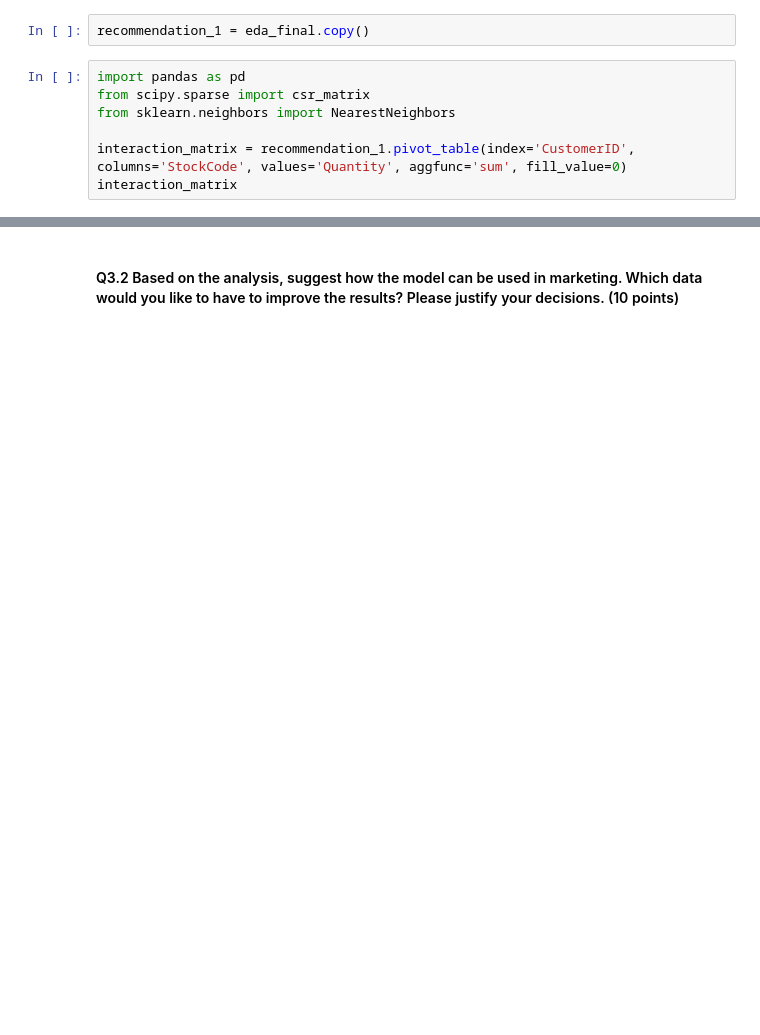
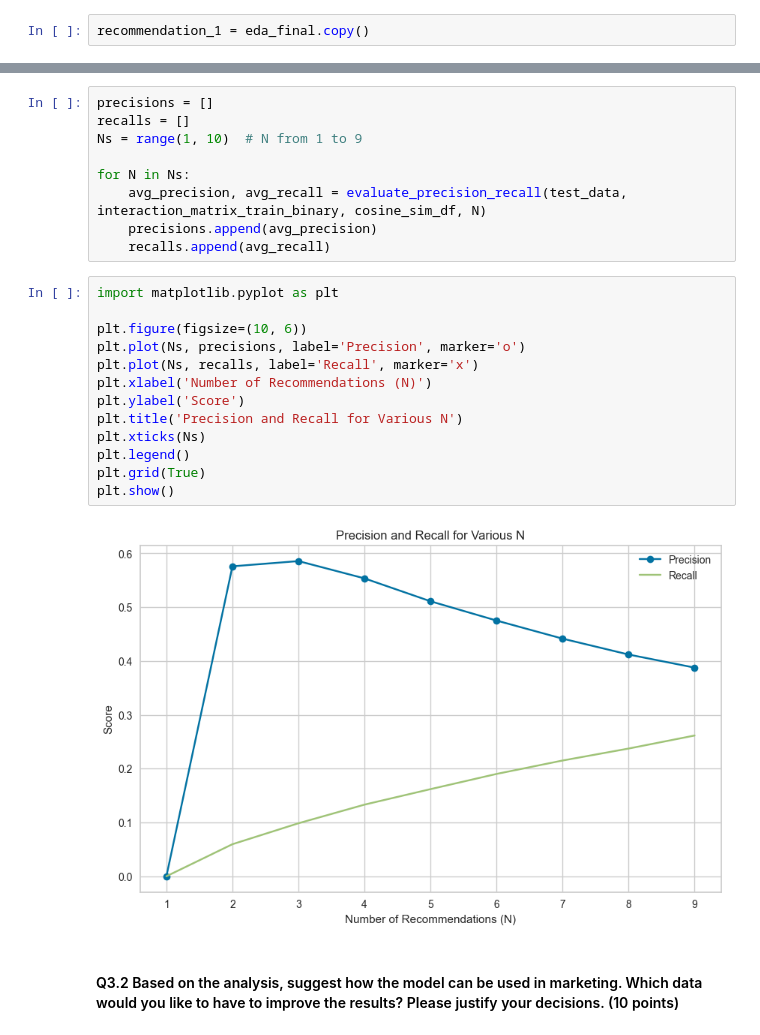
Before and after one commit to xxashwoodxx/Retail, a Jupyter notebook: Assignment 2 FarTrend.ipynb, the cells around one changed output, grey strips where cells are left out. Cells and saved outputs as stored; diff of their text form; blank space fills up the shorter version.

```diff
--- a/Assignment 2 FarTrend.ipynb
+++ b/Assignment 2 FarTrend.ipynb
@@ -1533,9 +1428,2 @@ print(eda_final)
 # %%
 recommendation_1 = eda_final.copy()
-# %%
-import pandas as pd
-from scipy.sparse import csr_matrix
-from sklearn.neighbors import NearestNeighbors
-
-interaction_matrix = recommendation_1.pivot_table(index='CustomerID', columns='StockCode', values='Quantity', aggfunc='sum', fill_value=0)
-interaction_matrix
@@ -1844,3 +1547,27 @@ Average Recall: 0.2150902812235488
+# %%
+precisions = []
+recalls = []
+Ns = range(1, 10)  # N from 1 to 9
+
+for N in Ns:
+    avg_precision, avg_recall = evaluate_precision_recall(test_data, interaction_matrix_train_binary, cosine_sim_df, N)
+    precisions.append(avg_precision)
+    recalls.append(avg_recall)
+# %%
+import matplotlib.pyplot as plt
+
+plt.figure(figsize=(10, 6))
+plt.plot(Ns, precisions, label='Precision', marker='o')
+plt.plot(Ns, recalls, label='Recall', marker='x')
+plt.xlabel('Number of Recommendations (N)')
+plt.ylabel('Score')
+plt.title('Precision and Recall for Various N')
+plt.xticks(Ns)
+plt.legend()
+plt.grid(True)
+plt.show()
+# %% [output]
+[figure, added]
 # %% [markdown]
 #### Q3.2 Based on the analysis, suggest how the model can be used in marketing. Which data would you like to have to improve the results? Please justify your decisions. (10 points)
 # %% [markdown]
```
Also changed, not shown: parts of 26 cells of this notebook.
